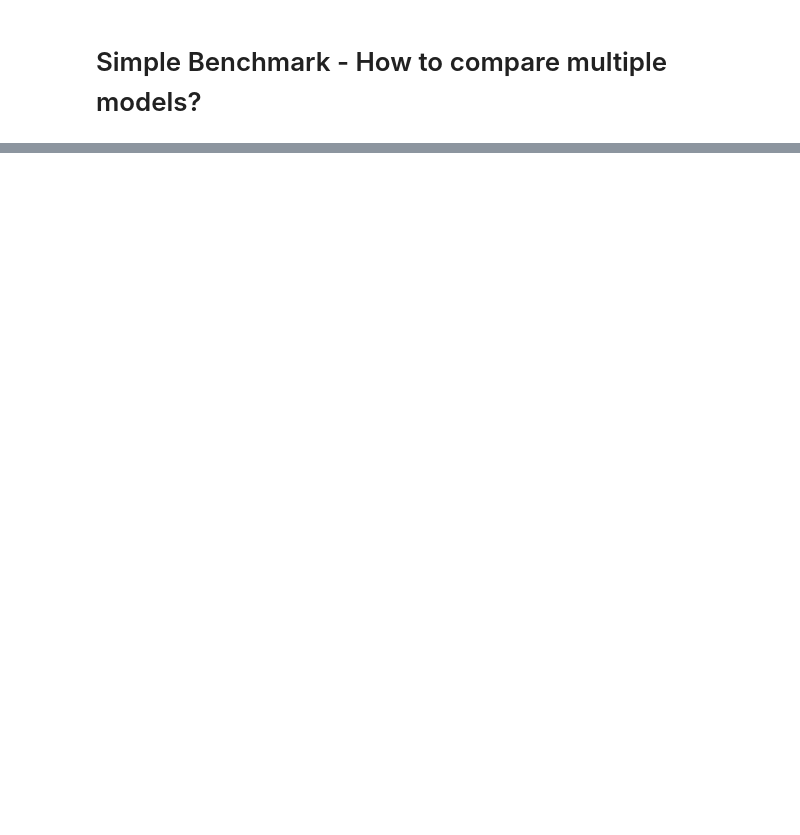
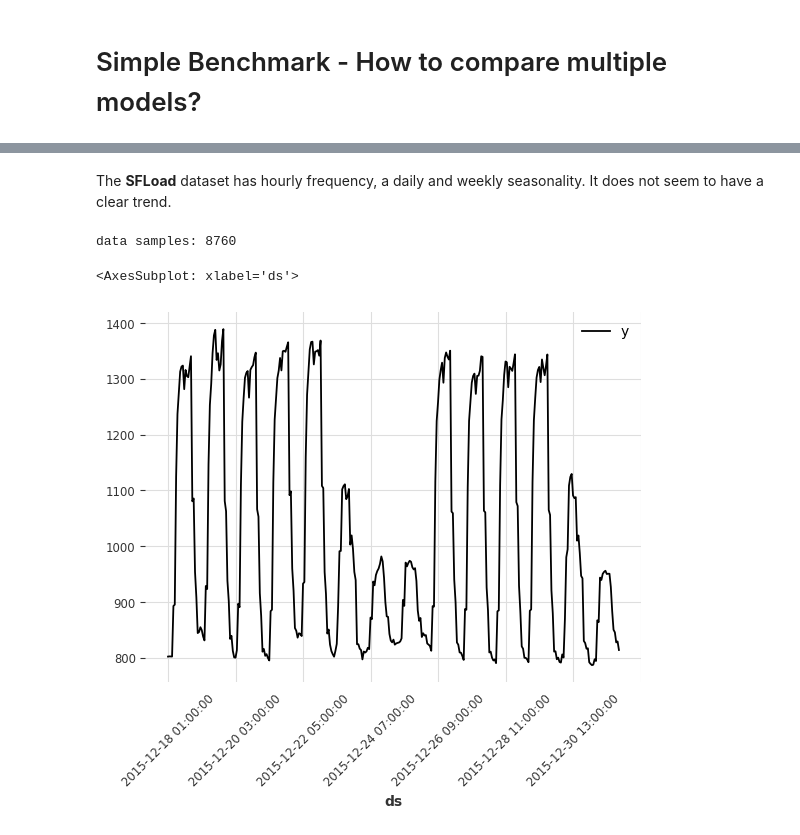
Before and after one commit to ourownstory/test-of-time, a Jupyter notebook: tutorials/SimpleBenchmark.ipynb, the cells around one changed output, grey strips where cells are left out. Drawn from its saved outputs; the diff is of its cells as text; code cells hidden in the pictures; blank space fills up the shorter version.

```diff
--- a/tutorials/SimpleBenchmark.ipynb
+++ b/tutorials/SimpleBenchmark.ipynb
@@ -39,0 +54,9 @@ air_passengers_df.plot(x='ds', rot=45)
+# %% [markdown]
+The **SFLoad** dataset has hourly frequency, a daily and weekly seasonality. It does not seem to have a clear trend.
+# %%
+print('data samples:', df_sf_load.shape[0])
+df_sf_load.plot(x= 'ds', y='y')
+# %% [output]
+data samples: 8760
+<AxesSubplot: xlabel='ds'>
+[figure, added]
```
Also changed, not shown: parts of 113 cells of this notebook.
